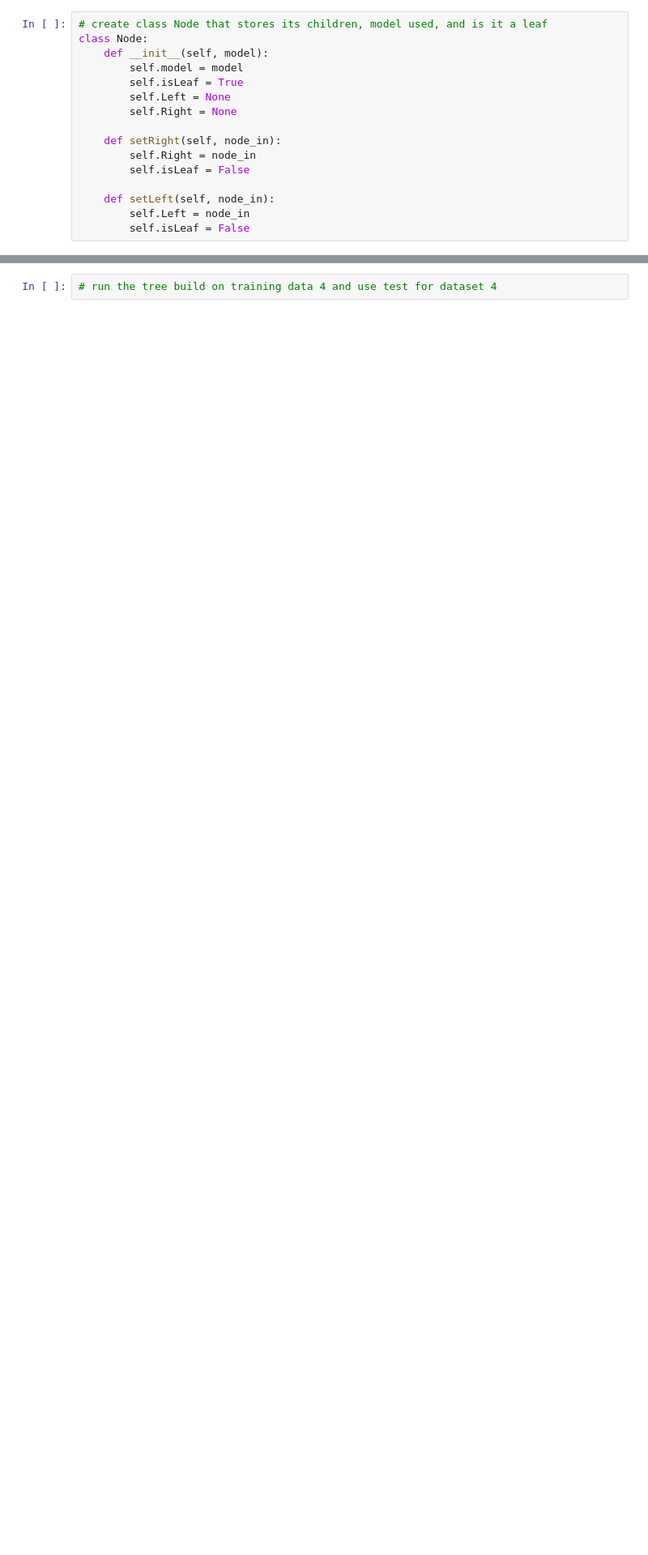
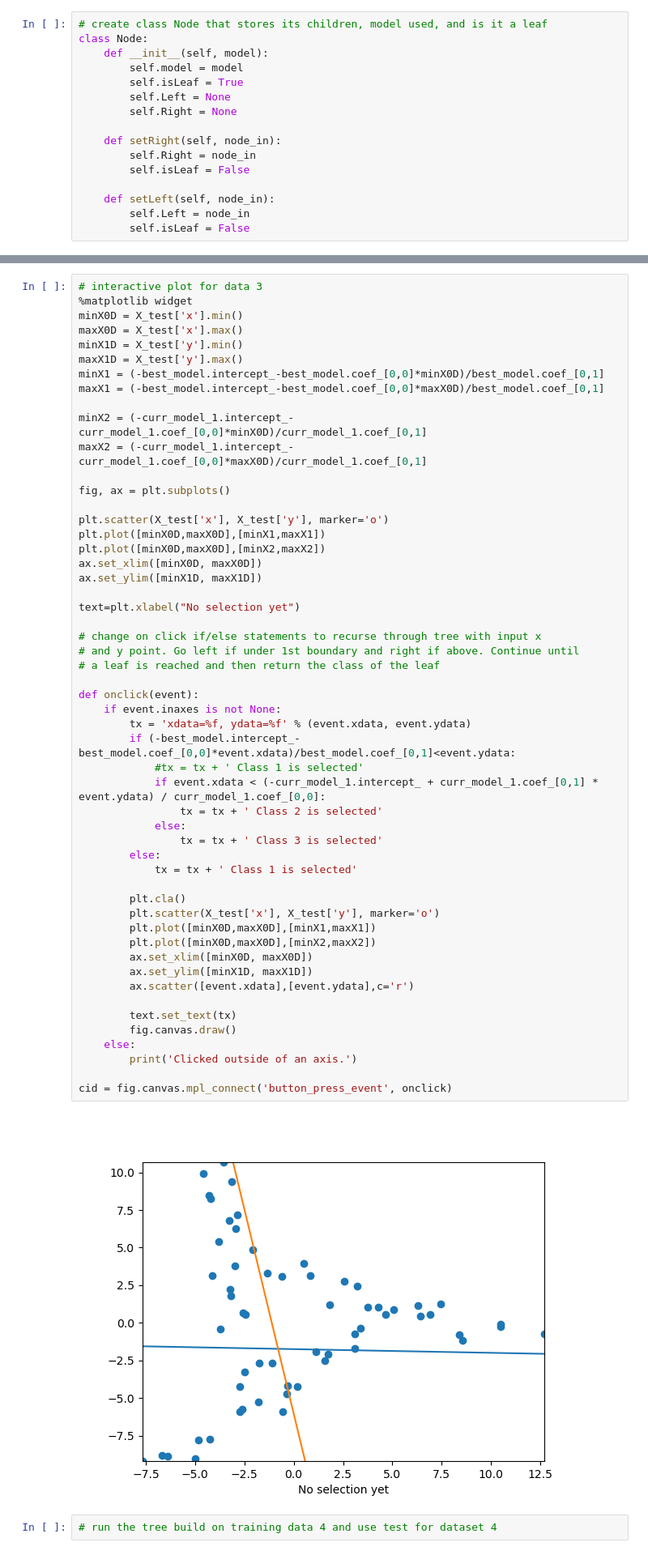
Before and after one commit to emmae04/380_finalProject, a Jupyter notebook: final.ipynb, the cells around one changed output, grey strips where cells are left out. Shown: that part at 81% size. Cells and saved outputs as stored; diff of their text form; blank space fills up the shorter version.

```diff
--- a/final.ipynb
+++ b/final.ipynb
@@ -213,3 +387,58 @@ cid = fig.canvas.mpl_connect('button_press_event', onclick)
+# %%
+# interactive plot for data 3
+%matplotlib widget
+minX0D = X_test['x'].min()
+maxX0D = X_test['x'].max()
+minX1D = X_test['y'].min()
+maxX1D = X_test['y'].max()
+minX1 = (-best_model.intercept_-best_model.coef_[0,0]*minX0D)/best_model.coef_[0,1]
+maxX1 = (-best_model.intercept_-best_model.coef_[0,0]*maxX0D)/best_model.coef_[0,1]
+
+minX2 = (-curr_model_1.intercept_-curr_model_1.coef_[0,0]*minX0D)/curr_model_1.coef_[0,1]
+maxX2 = (-curr_model_1.intercept_-curr_model_1.coef_[0,0]*maxX0D)/curr_model_1.coef_[0,1]
+
+fig, ax = plt.subplots()
+
+plt.scatter(X_test['x'], X_test['y'], marker='o')
+plt.plot([minX0D,maxX0D],[minX1,maxX1])
+plt.plot([minX0D,maxX0D],[minX2,maxX2])
+ax.set_xlim([minX0D, maxX0D])
+ax.set_ylim([minX1D, maxX1D])
+
+text=plt.xlabel("No selection yet")
+
+# change on click if/else statements to recurse through tree with input x
+# and y point. Go left if under 1st boundary and right if above. Continue until
+# a leaf is reached and then return the class of the leaf
+
+def onclick(event):
+    if event.inaxes is not None:
+        tx = 'xdata=%f, ydata=%f' % (event.xdata, event.ydata)
+        if (-best_model.intercept_-best_model.coef_[0,0]*event.xdata)/best_model.coef_[0,1]<event.ydata:
+            #tx = tx + ' Class 1 is selected'
+            if event.xdata < (-curr_model_1.intercept_ + curr_model_1.coef_[0,1] * event.ydata) / curr_model_1.coef_[0,0]:
+                tx = tx + ' Class 2 is selected'
+            else:
+                tx = tx + ' Class 3 is selected'
+        else:
+            tx = tx + ' Class 1 is selected'
+
+        plt.cla()
+        plt.scatter(X_test['x'], X_test['y'], marker='o')
+        plt.plot([minX0D,maxX0D],[minX1,maxX1])
+        plt.plot([minX0D,maxX0D],[minX2,maxX2])
+        ax.set_xlim([minX0D, maxX0D])
+        ax.set_ylim([minX1D, maxX1D])
+        ax.scatter([event.xdata],[event.ydata],c='r')
+
+        text.set_text(tx)
+        fig.canvas.draw()
+    else:
+        print('Clicked outside of an axis.')
+
+cid = fig.canvas.mpl_connect('button_press_event', onclick)
+# %% [output]
+[figure, added]
 # %%
 # run the tree build on training data 4 and use test for dataset 4
 # %%
```
Also changed, not shown: parts of 7 cells of this notebook.
